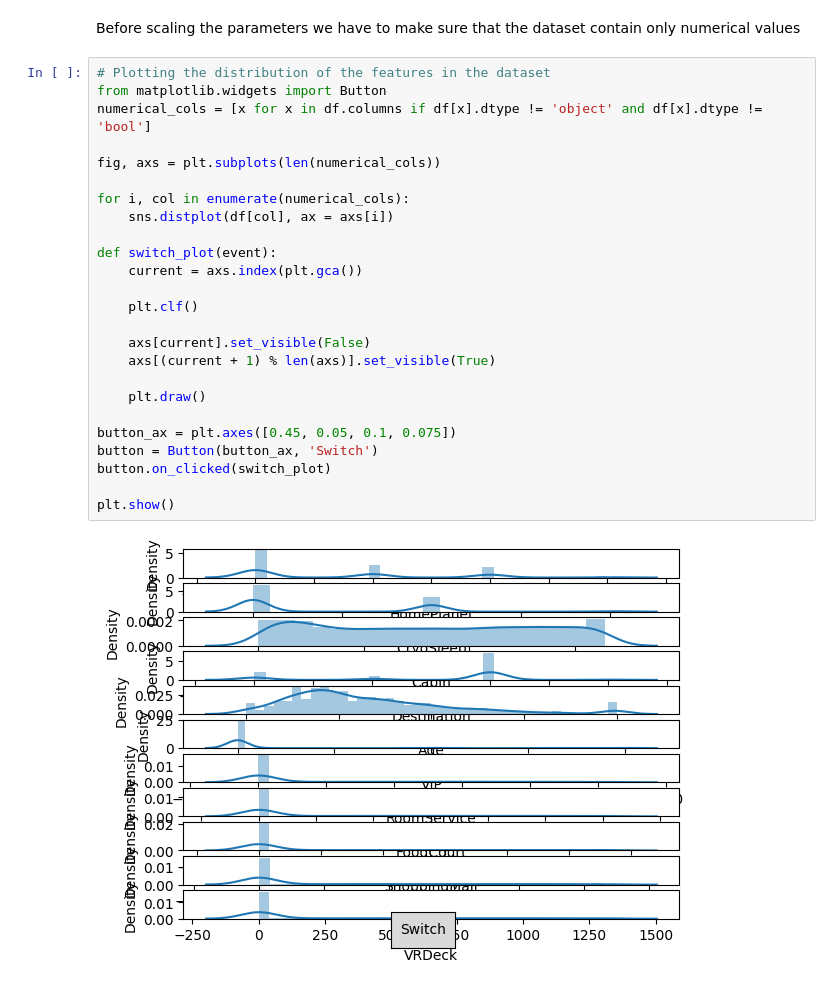
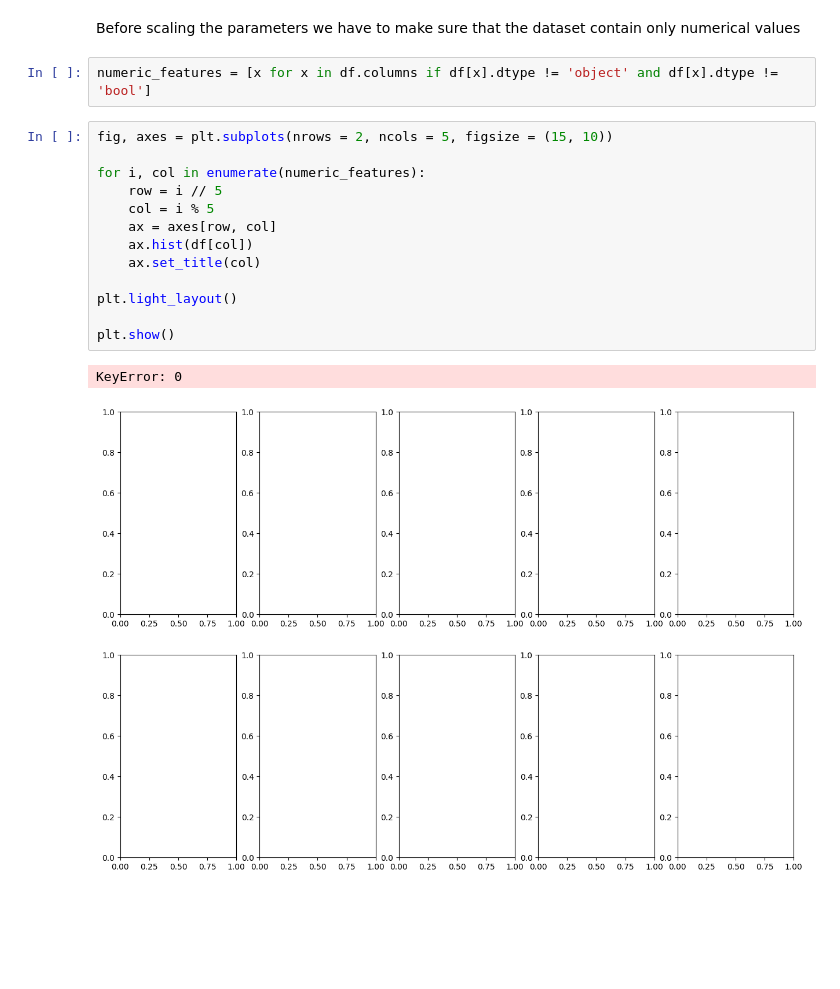
Before and after one commit to VidWantsToDevelop/Kaggle_Solutions, a Jupyter notebook: Competitions/Models/spaceship-titanic/notebook.ipynb, the cells around one changed output. Saved outputs shown, nothing was run; the diff lists cells and outputs as text; blank space fills up the shorter version.

Commit message:
Trying to implement the grid plot to see the distribution of all the features in the dataset

```diff
--- a/Competitions/Models/spaceship-titanic/notebook.ipynb
+++ b/Competitions/Models/spaceship-titanic/notebook.ipynb
@@ -151,30 +151,21 @@ missing_names = df['Name'].isnull()
 df.loc[missing_names, 'Name'] = new_category
 # %% [markdown]
 Before scaling the parameters we have to make sure that the dataset contain only numerical values
-# %%
-# Plotting the distribution of the features in the dataset
-from matplotlib.widgets import Button
-numerical_cols = [x for x in df.columns if df[x].dtype != 'object' and df[x].dtype != 'bool']
-
-fig, axs = plt.subplots(len(numerical_cols))
-
-for i, col in enumerate(numerical_cols):
-    sns.distplot(df[col], ax = axs[i])
-
-def switch_plot(event):
-    current = axs.index(plt.gca())
-
-    plt.clf()
-
-    axs[current].set_visible(False)
-    axs[(current + 1) % len(axs)].set_visible(True)
-
-    plt.draw()
-
-button_ax = plt.axes([0.45, 0.05, 0.1, 0.075])
-button = Button(button_ax, 'Switch')
-button.on_clicked(switch_plot)
-
-plt.show()
-# %% [output]
-[figure, removed]
+# %%
+numeric_features = [x for x in df.columns if df[x].dtype != 'object' and df[x].dtype != 'bool']
+# %%
+fig, axes = plt.subplots(nrows = 2, ncols = 5, figsize = (15, 10))
+
+for i, col in enumerate(numeric_features):
+    row = i // 5
+    col = i % 5
+    ax = axes[row, col]
+    ax.hist(df[col])
+    ax.set_title(col)
+
+plt.light_layout()
+
+plt.show()
+# %% [output]
+KeyError: 0
+[figure, added]
```
